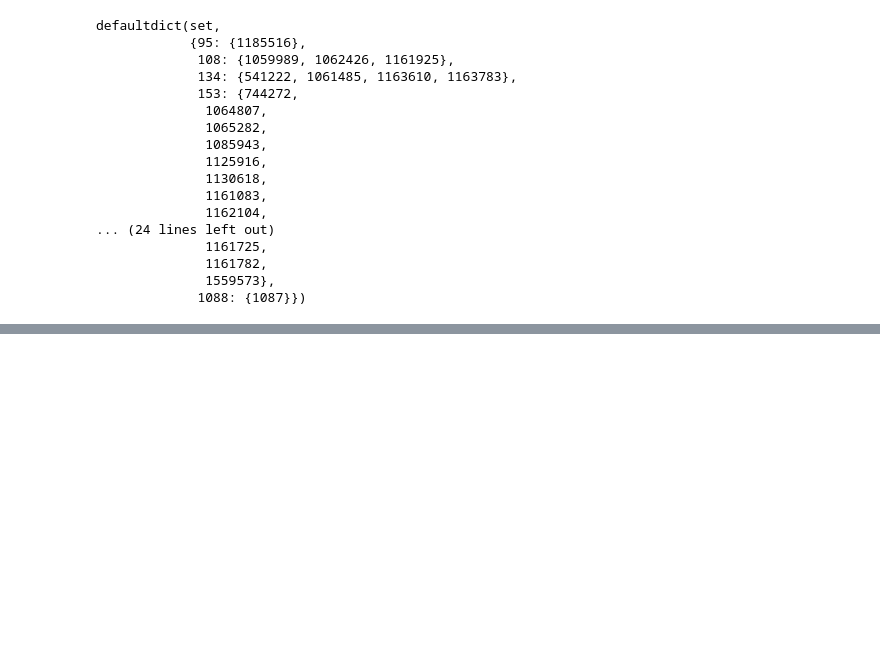
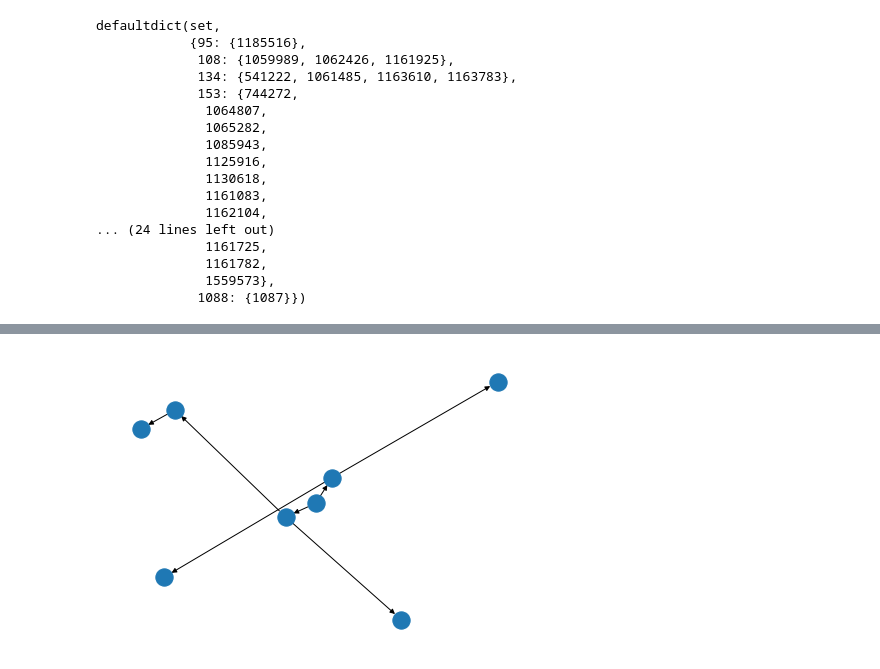
Before and after one commit to JuanMataNaranjo/ADM-HW5, a Jupyter notebook: main.ipynb, the cells around one changed output, grey strips where cells are left out. Cells and saved outputs as stored; diff of their text form; code cells hidden in the pictures; blank space fills up the shorter version.

```diff
--- a/main.ipynb
+++ b/main.ipynb
@@ -150,0 +247,4 @@ small_graph.plot_graph(induced_subgraph, with_labels=True)
+# %%
+nx.draw(g)
+# %% [output]
+[figure, added]
```
Also changed, not shown: parts of 38 cells of this notebook, 1 other file.
